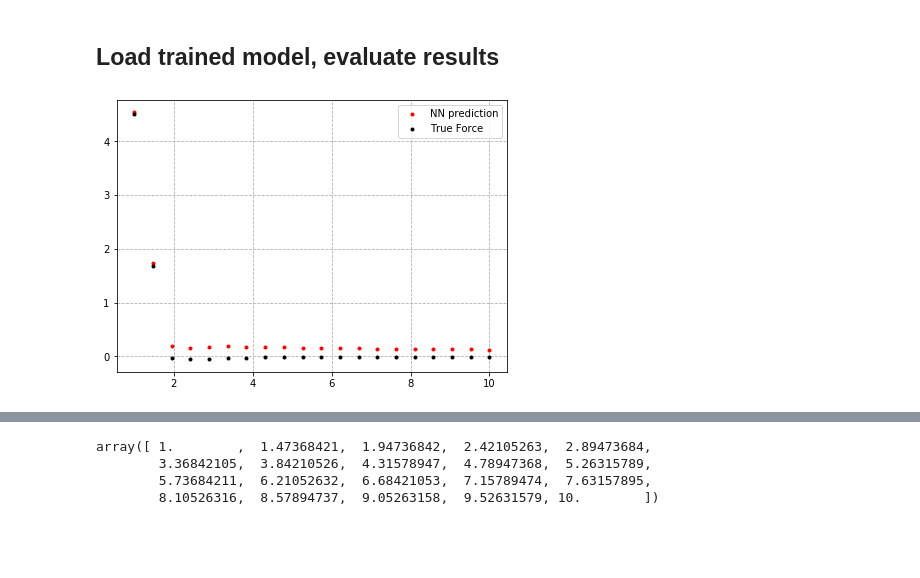
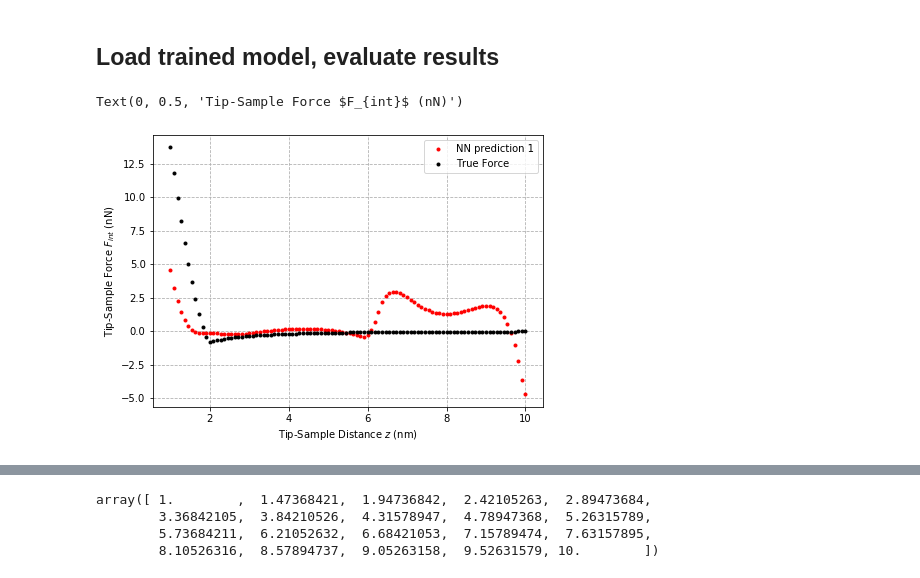
Before and after one commit to Jhko725/Contact-Point-Detection, a Jupyter notebook: NeuralODE.ipynb, the cells around one changed output, grey strips where cells are left out. Drawn from its saved outputs; the diff is of its cells as text; code cells hidden in the pictures; blank space fills up the shorter version.

```diff
--- a/NeuralODE.ipynb
+++ b/NeuralODE.ipynb
@@ -10,7 +10,7 @@ import torch
 # %% [markdown]
 ## Define force model as well as QTF model to be used in simulating data
 # %%
-DMT = DMT_Maugis(0.2, 10, 2, 130, 1, 0.3, 0.3)
+DMT = DMT_Maugis(0.2, 100, 2, 130, 1, 0.3, 0.3)
 ode_params = {'Q':12000, 'A0':1, 'Om':1., 'k':1000}
 FHO = ForcedHarmonicOscillator(**ode_params, force_model = DMT)
 #FHO = ForcedHarmonicOscillator(**ode_params, force_model = Null)
@@ -98,21 +121,31 @@ INFO:lightning:Detected KeyboardInterrupt, attempting graceful shutdown...
 # %% [markdown]
 ## Load trained model, evaluate results
 # %%
-checkpoint_path = './checkpoints/epoch=186.ckpt'
+checkpoint_path1 = './checkpoints/epoch=2564.ckpt'
+#checkpoint_path1 = './checkpoints/epoch=1197.ckpt'
+#checkpoint_path2 = './checkpoints/epoch=714.ckpt'
 #checkpoint_path = './hall_of_fame/20200206/_ckpt_epoch_319.ckpt'
-model = LightningTrainer.LoadModel(checkpoint_path)
+model1 = LightningTrainer.LoadModel(checkpoint_path1)
+#model2 = LightningTrainer.LoadModel(checkpoint_path2)
 # %%
-d_array = np.linspace(1, 10, 20)
-model.cuda()
-F_pred = model.predict_force(d_array)
+d_array = np.linspace(1, 10, 100)
+model1.cuda()
+F_pred1 = model1.predict_force(d_array).flatten()
+#F_pred2 = model2.predict_force(d_array).flatten()
 z_array = np.zeros((2, d_array.size))
 z_array[1, :] = d_array
 F_true = DMT(z_array).flatten()
 # %%
 fig, ax = plt.subplots(1, 1, figsize = (7, 5))
-ax.plot(d_array, F_pred, '.r', label = 'NN prediction')
+ax.plot(d_array, F_pred1, '.r', label = 'NN prediction 1')
+#ax.plot(d_array, F_pred2, '.b', label = 'NN prediction 2')
 ax.plot(d_array, F_true, '.k', label = 'True Force')
 ax.legend()
 ax.grid(ls = '--')
+ax.set_xlabel('Tip-Sample Distance $z$ (nm)')
+ax.set_ylabel('Tip-Sample Force $F_{int}$ (nN)')
+#ax.axvline(1, color = 'r')
+#ax.axvline(10, color = 'r')
 # %% [output]
+Text(0, 0.5, 'Tip-Sample Force $F_{int}$ (nN)')
-[figure, old version]
+[figure, new version]
```
Also changed, not shown: parts of 15 cells of this notebook, 39 other files.
